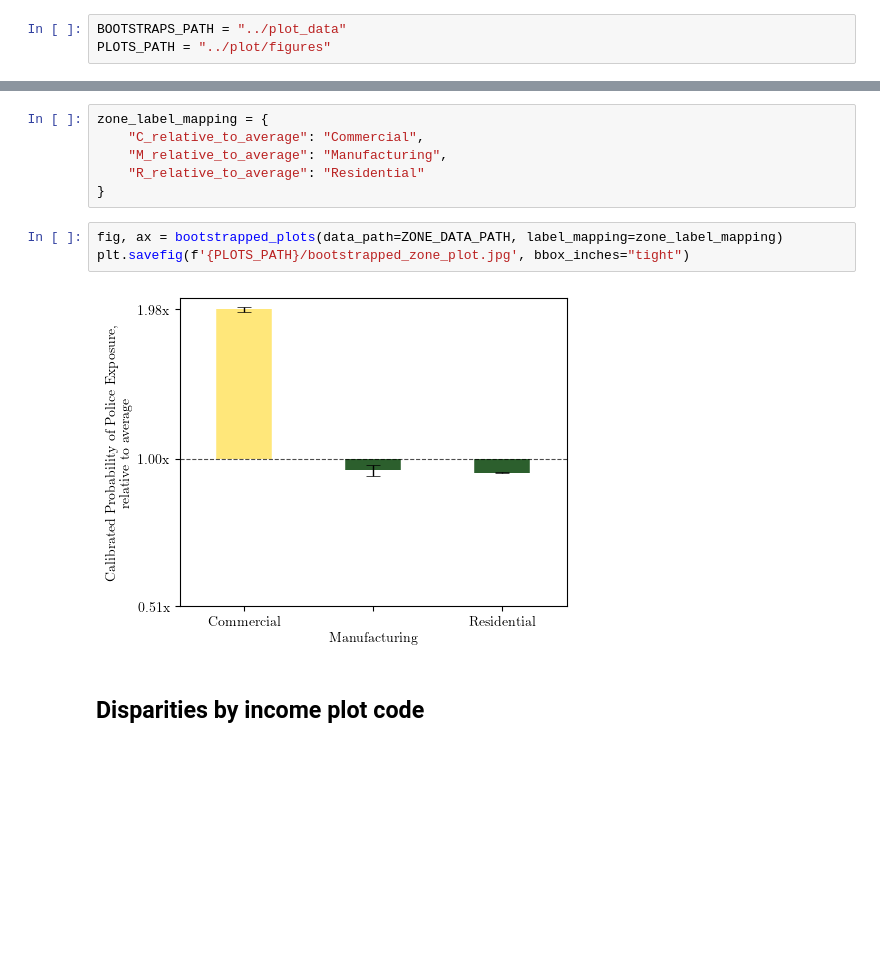
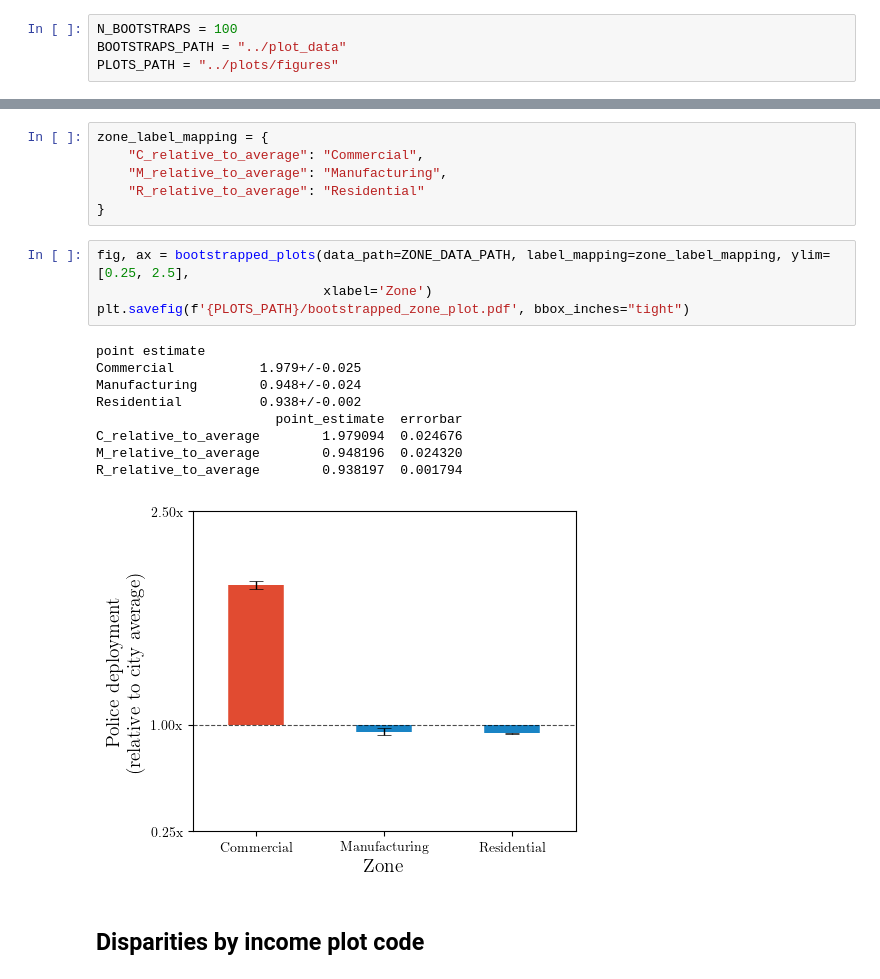
Before and after one commit to mattwfranchi/police-deployment-patterns, a Jupyter notebook: notebooks/Bootstrapped-Disparities-Plots.ipynb, the cells around one changed output, grey strips where cells are left out. Drawn from its saved outputs; the diff is of its cells as text; blank space fills up the shorter version.

Commit message:
tweaks to plot aesthetics

```diff
--- a/notebooks/Bootstrapped-Disparities-Plots.ipynb
+++ b/notebooks/Bootstrapped-Disparities-Plots.ipynb
@@ -21,8 +21,9 @@ rc('text.latex', preamble=r'\usepackage{amsmath} \usepackage[T1]{fontenc}')
 ## Directory verification / setup
 This code should work by default, assuming the directory layout in the Git repo is unchanged.
 # %%
+N_BOOTSTRAPS = 100
 BOOTSTRAPS_PATH = "../plot_data"
-PLOTS_PATH = "../plot/figures"
+PLOTS_PATH = "../plots/figures"
 # %%
 p = Path(PLOTS_PATH)
 if not p.is_dir():
@@ -136,10 +150,19 @@ zone_label_mapping = {
     "R_relative_to_average": "Residential"
 }
 # %%
-fig, ax = bootstrapped_plots(data_path=ZONE_DATA_PATH, label_mapping=zone_label_mapping)
-plt.savefig(f'{PLOTS_PATH}/bootstrapped_zone_plot.jpg', bbox_inches="tight")
+fig, ax = bootstrapped_plots(data_path=ZONE_DATA_PATH, label_mapping=zone_label_mapping, ylim=[0.25, 2.5],
+                             xlabel='Zone')
+plt.savefig(f'{PLOTS_PATH}/bootstrapped_zone_plot.pdf', bbox_inches="tight")
 # %% [output]
+point estimate
+Commercial           1.979+/-0.025
+Manufacturing        0.948+/-0.024
+Residential          0.938+/-0.002
+                       point_estimate  errorbar
+C_relative_to_average        1.979094  0.024676
+M_relative_to_average        0.948196  0.024320
+R_relative_to_average        0.938197  0.001794
-[figure, old version]
+[figure, new version]
 # %% [markdown]
 ## Disparities by income plot code
 # %%
```
Also changed, not shown: parts of 12 cells of this notebook.
